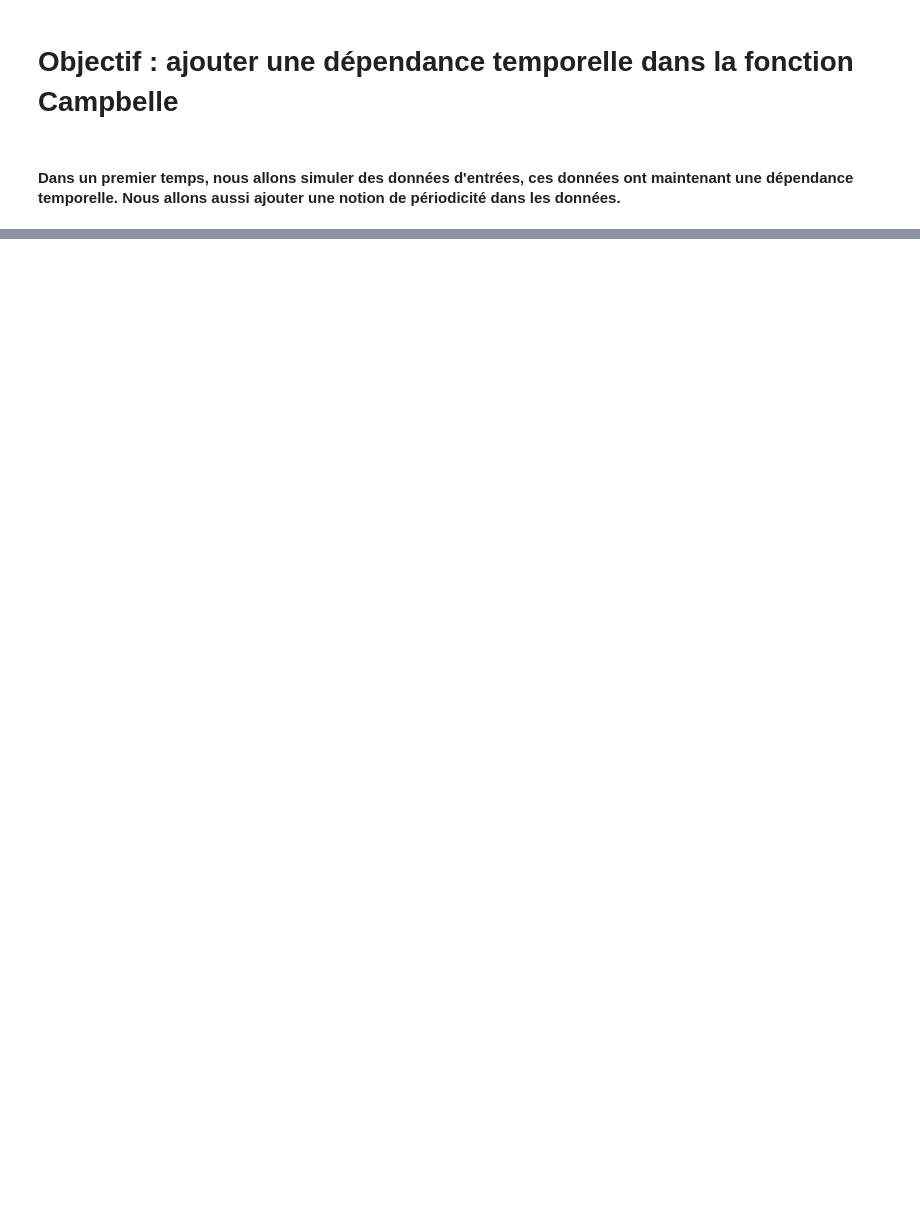
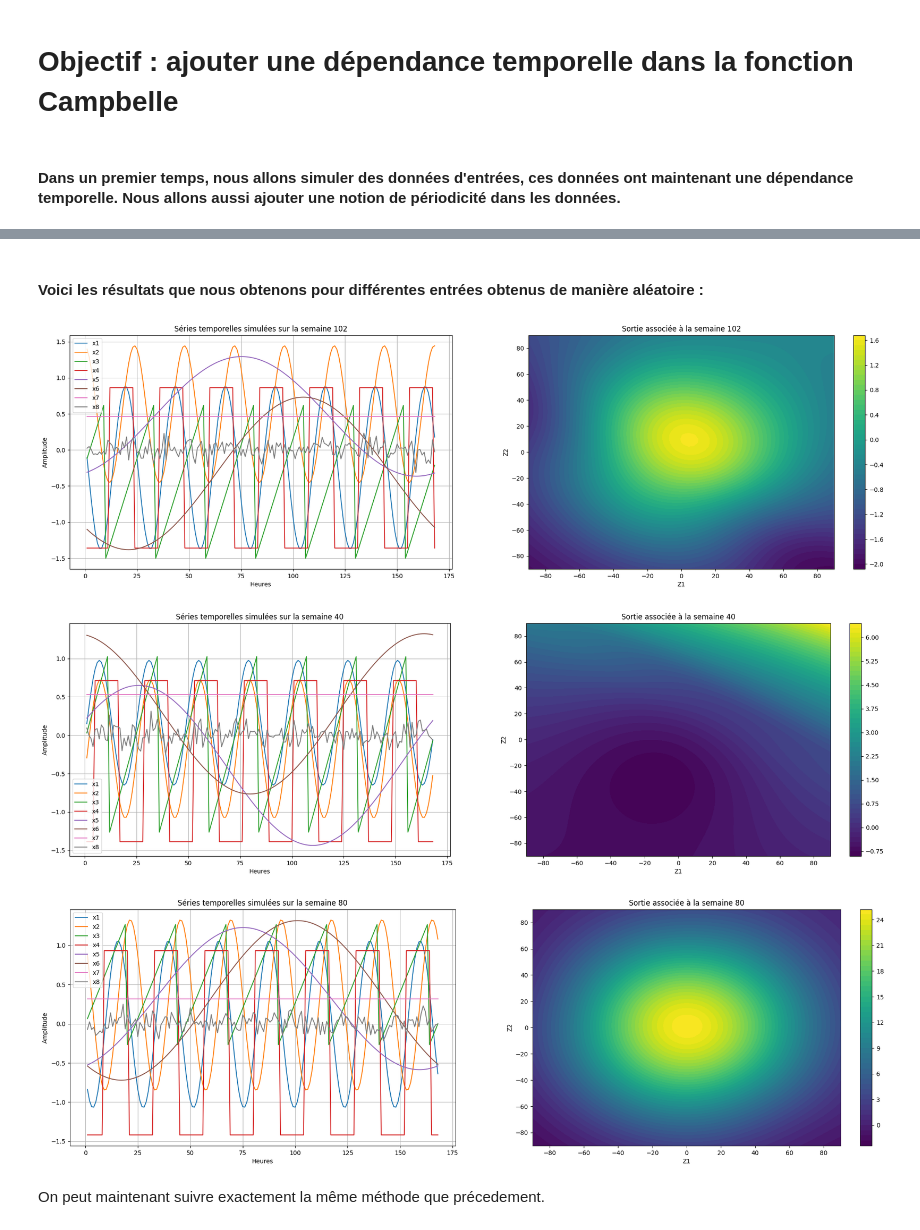
Before and after one commit to Viictordvd/Vigilance-Vagues-Submersion, a Jupyter notebook: Time_Campbell.ipynb, the cells around one changed output, grey strips where cells are left out. Cells and saved outputs as stored; diff of their text form; code cells hidden in the pictures; blank space fills up the shorter version.

```diff
--- a/Time_Campbell.ipynb
+++ b/Time_Campbell.ipynb
@@ -58,0 +101,18 @@ ValueError: operands could not be broadcast together with shapes (64,64) (168,)
+# %%
+def Entrée_Aléatoire():
+    # Amplitudes, phases et offsets aléatoires
+    a = np.random.uniform(0.8, 1.2, 6)
+    p = np.random.uniform(0, 2*np.pi, 6)
+    d = np.random.uniform(-0.5, 0.5, 6)  # décalages verticaux pour cos/sin/saw/square/hebdo
+
+    # Génération des signaux
+    x1 = a[0] * np.cos(2*np.pi*t/24 + p[0]) + d[0]
+    x2 = a[1] * np.sin(2*np.pi*t/24 + p[1]) + d[1]
+    x3 = a[2] * signal.sawtooth(2*np.pi*t/24 + p[2]) + d[2]
+    x4 = a[3] * signal.square(2*np.pi*t/24 + p[3]) + d[3]
+    x5 = a[4] * np.cos(2*np.pi*t/(24*7) + p[4]) + d[4]
+    x6 = a[5] * np.sin(2*np.pi*t/(24*7) + p[5]) + d[5]
+    x7 = np.ones_like(t) * np.random.uniform(0.3, 0.7)  # constante
+    x8 = 0.1*np.random.randn(T)  # bruit
+
+    return np.array([x1,x2,x3,x4,x5,x6,x7,x8])
@@ -58,0 +145,28 @@ ValueError: operands could not be broadcast together with shapes (64,64) (168,)
+# %% [markdown]
+#### Voici les résultats que nous obtenons pour différentes entrées obtenus de manière aléatoire :
+# %%
+indices = [102,40,80] #à choisir dans [0,199]
+for indice in indices:
+    fig, axs = plt.subplots(1, 2, figsize=(25, 7))
+    for i in range(8):
+        axs[0].plot(t, x_test[indice, i], label=f'x{i+1}')
+        axs[0].set_xlabel('Heures')
+        axs[0].set_ylabel('Amplitude')
+        axs[0].set_title(f'Séries temporelles simulées sur la semaine {indice}')
+        axs[0].legend()
+        axs[0].grid(True)
+
+    # --- Contour ---
+    contour = axs[1].contourf(Z1, Z2, np.reshape(y_test[indice, :], (n_grid, n_grid)), levels=50, cmap='viridis')
+    fig.colorbar(contour, ax=axs[1])
+    axs[1].set_title(f"Sortie associée à la semaine {indice}")
+    axs[1].set_xlabel("Z1")
+    axs[1].set_ylabel("Z2")
+
+plt.show()
+# %% [output]
+[figure, added]
+[figure, added]
+[figure, added]
+# %% [markdown]
+On peut maintenant suivre exactement la même méthode que précedement.
```
Also changed, not shown: parts of 12 cells of this notebook.
